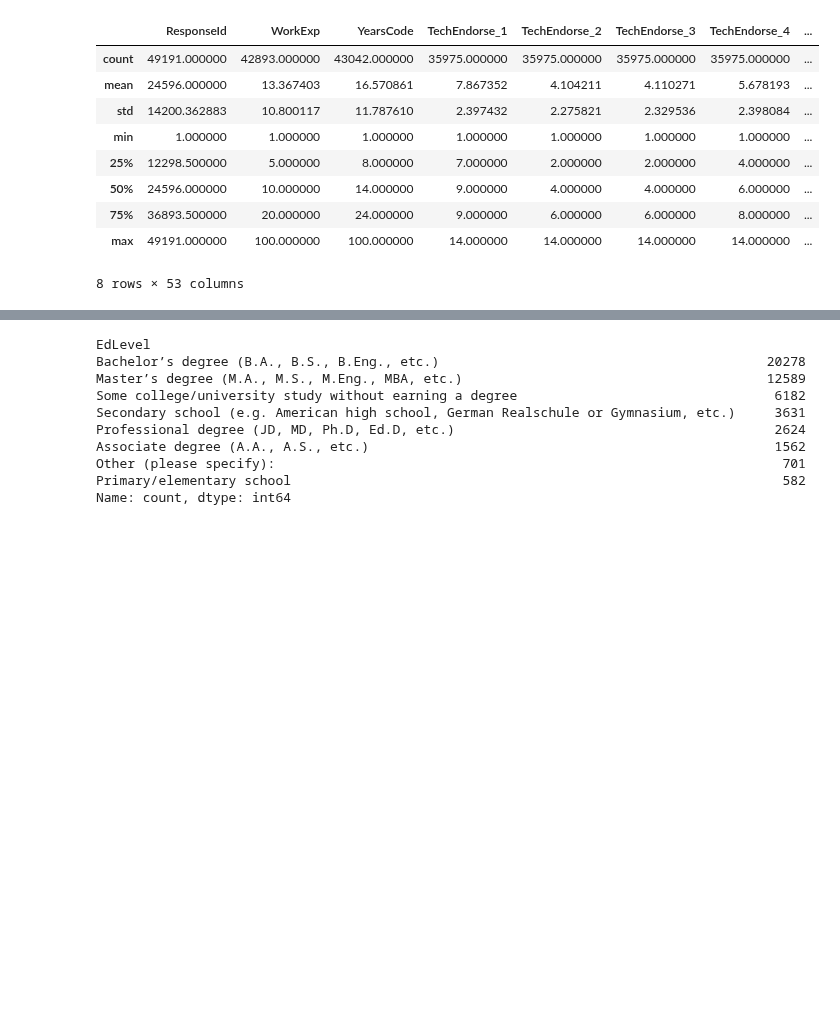
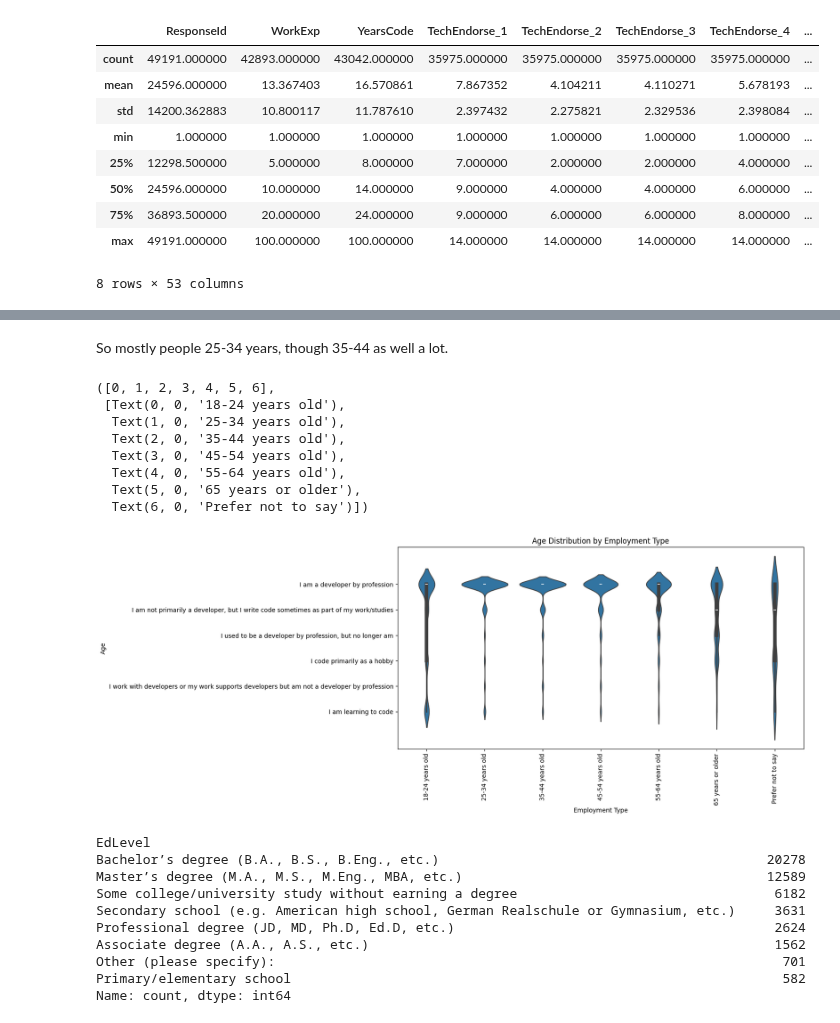
Before and after one commit to STetiana/stackoverflow_buddies, a Jupyter notebook: stackoverflow_eda.ipynb, the cells around one changed output, grey strips where cells are left out. Drawn from its saved outputs; the diff is of its cells as text; code cells hidden in the pictures; blank space fills up the shorter version.

```diff
--- a/stackoverflow_eda.ipynb
+++ b/stackoverflow_eda.ipynb
@@ -42 +115,31 @@ df.describe()
+# %% [markdown]
+So mostly people 25-34 years, though 35-44 as well a lot.
+# %%
+age_order = [
+    "18-24 years old",
+    "25-34 years old",
+    "35-44 years old",
+    "45-54 years old",
+    "55-64 years old",
+    "65 years or older",
+    "Prefer not to say"
+]
+plt.figure(figsize=(12, 6))
+
+sns.violinplot(data=df, x="Age", y="MainBranch", order=age_order)
+
+plt.title("Age Distribution by Employment Type")
+plt.xlabel("Employment Type")
+plt.ylabel("Age")
+plt.xticks(rotation=90)
+# %% [output]
+([0, 1, 2, 3, 4, 5, 6],
+ [Text(0, 0, '18-24 years old'),
+  Text(1, 0, '25-34 years old'),
+  Text(2, 0, '35-44 years old'),
+  Text(3, 0, '45-54 years old'),
+  Text(4, 0, '55-64 years old'),
+  Text(5, 0, '65 years or older'),
+  Text(6, 0, 'Prefer not to say')])
+[figure, added]
 # %%
```
Also changed, not shown: parts of 59 cells of this notebook.
